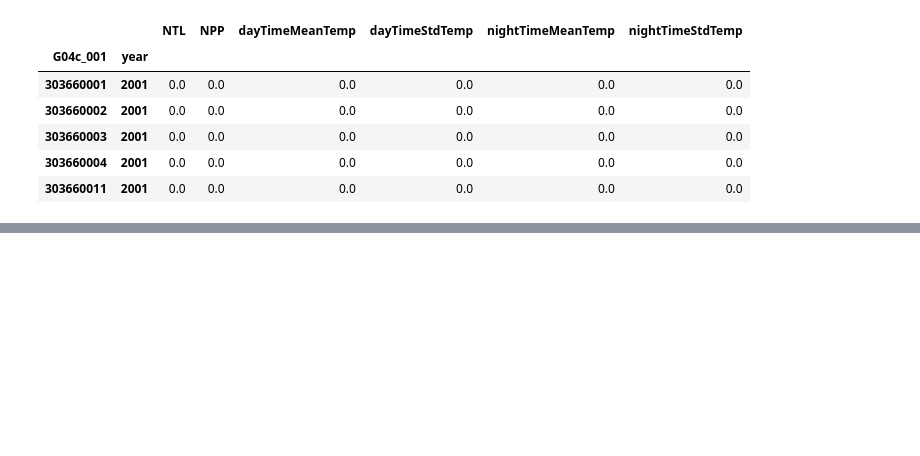
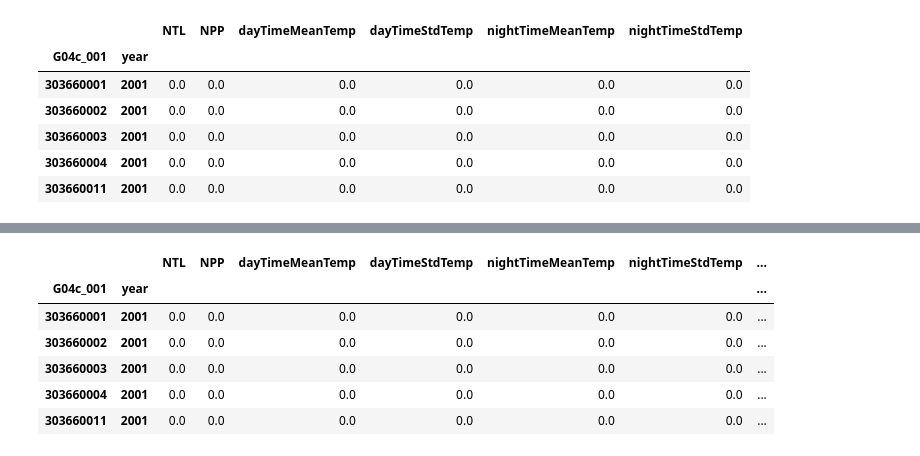
Before and after one commit to MichaelChaoLi-cpu/JapanPop, a Jupyter notebook: 01_PyCode/25_DW_NppNtlPrecipitationTemperature_v1.ipynb, the cells around one changed output, grey strips where cells are left out. Cells and saved outputs as stored; diff of their text form; code cells hidden in the pictures; blank space fills up the shorter version.

```diff
--- a/01_PyCode/25_DW_NppNtlPrecipitationTemperature_v1.ipynb
+++ b/01_PyCode/25_DW_NppNtlPrecipitationTemperature_v1.ipynb
@@ -1241,2 +1263,2 @@ longFinalDf.to_pickle("F:/17_Article/01_Data/98_20yearPickles/02_NtlNppPrecTemp.
 # %%
-#longFinalDf = pd.read_pickle("F:/17_Article/01_Data/98_20yearPickles/02_NtlNppPrecTemp.pkl")
+longFinalDf = pd.read_pickle("F:/17_Article/01_Data/98_20yearPickles/02_NtlNppPrecTemp.pkl")
@@ -1242,0 +1275,12 @@ longFinalDf.to_pickle("F:/17_Article/01_Data/98_20yearPickles/02_NtlNppPrecTemp.
+# %%
+longFinalDf = pd.concat([longFinalDf, mergePrecipitationMeanResult], axis=1)
+# %%
+longFinalDf.head()
+# %% [output]
+|  |  | NTL | NPP | dayTimeMeanTemp | dayTimeStdTemp | nightTimeMeanTemp | nightTimeStdTemp | ... |
+| G04c_001 | year |  |  |  |  |  |  | ... |
+| 303660001 | 2001 | 0.0 | 0.0 | 0.0 | 0.0 | 0.0 | 0.0 | ... |
+| 303660002 | 2001 | 0.0 | 0.0 | 0.0 | 0.0 | 0.0 | 0.0 | ... |
+| 303660003 | 2001 | 0.0 | 0.0 | 0.0 | 0.0 | 0.0 | 0.0 | ... |
+| 303660004 | 2001 | 0.0 | 0.0 | 0.0 | 0.0 | 0.0 | 0.0 | ... |
+| 303660011 | 2001 | 0.0 | 0.0 | 0.0 | 0.0 | 0.0 | 0.0 | ... |
```
Also changed, not shown: parts of 8 cells of this notebook, 3 other files.
